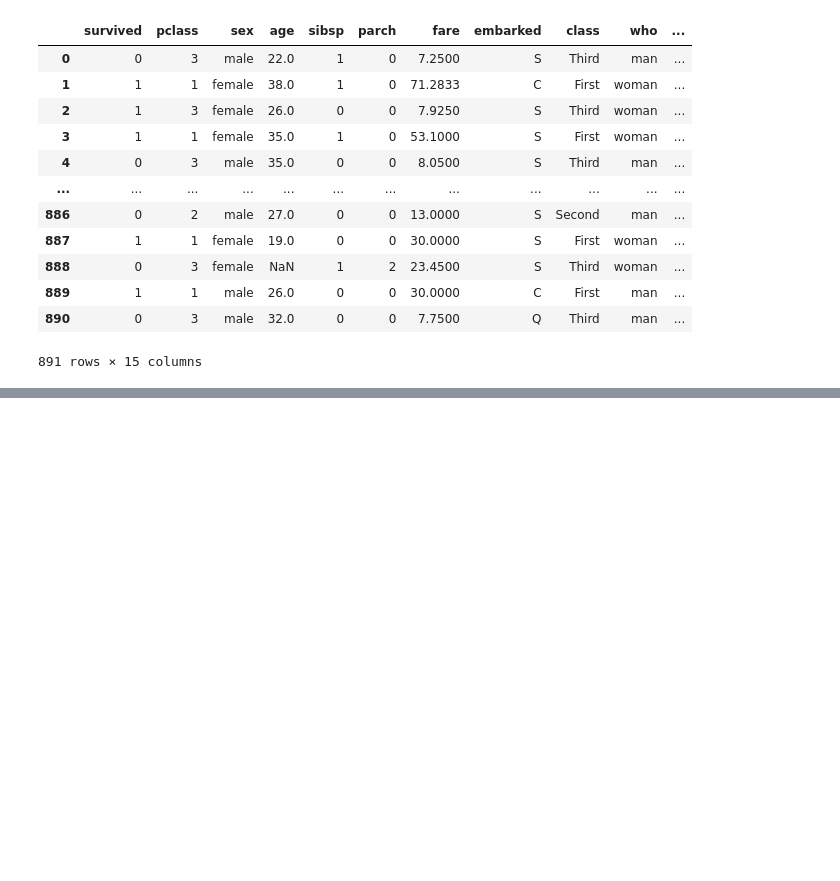
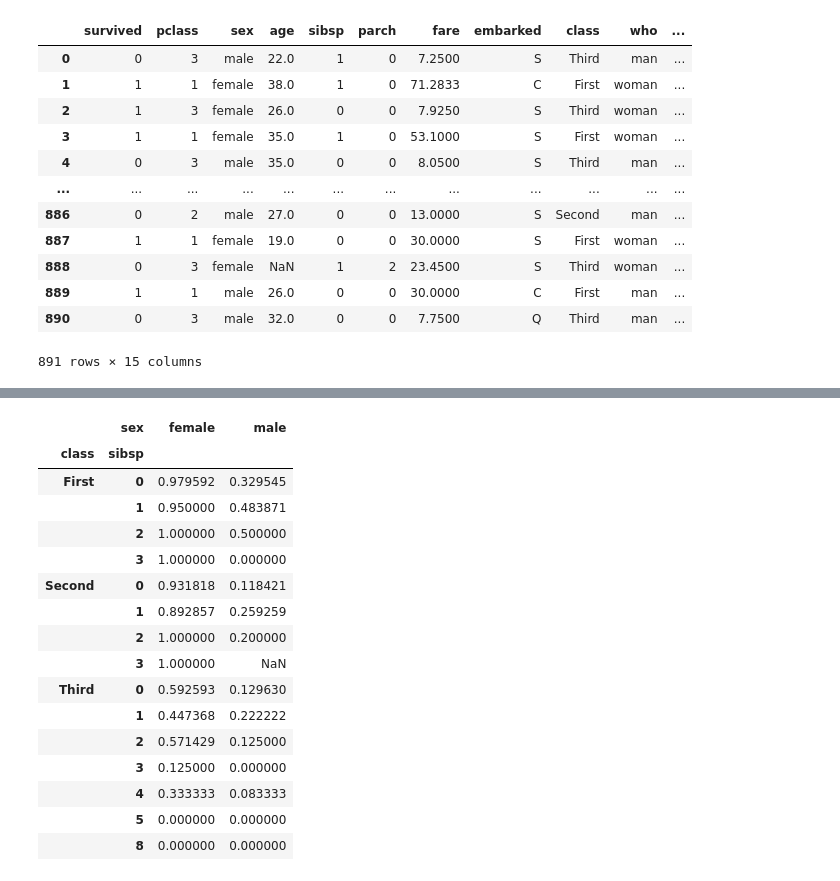
Before and after one commit to HI1q2w3e4r/ai_basic, a Jupyter notebook: 01_파이썬데이터분석/04_pandas_활용.ipynb, the cells around one changed output, grey strips where cells are left out. Drawn from its saved outputs; the diff is of its cells as text; code cells hidden in the pictures; blank space fills up the shorter version.

```diff
--- a/01_파이썬데이터분석/04_pandas_활용.ipynb
+++ b/01_파이썬데이터분석/04_pandas_활용.ipynb
@@ -401,0 +440,21 @@ titanic
+# %%
+titanic.pivot_table('survived',index=['class','sibsp'],aggfunc='mean',
+                   columns='sex')
+# %% [output]
+|  | sex | female | male |
+| class | sibsp |  |  |
+| First | 0 | 0.979592 | 0.329545 |
+|  | 1 | 0.950000 | 0.483871 |
+|  | 2 | 1.000000 | 0.500000 |
+|  | 3 | 1.000000 | 0.000000 |
+| Second | 0 | 0.931818 | 0.118421 |
+|  | 1 | 0.892857 | 0.259259 |
+|  | 2 | 1.000000 | 0.200000 |
+|  | 3 | 1.000000 | NaN |
+| Third | 0 | 0.592593 | 0.129630 |
+|  | 1 | 0.447368 | 0.222222 |
+|  | 2 | 0.571429 | 0.125000 |
+|  | 3 | 0.125000 | 0.000000 |
+|  | 4 | 0.333333 | 0.083333 |
+|  | 5 | 0.000000 | 0.000000 |
+|  | 8 | 0.000000 | 0.000000 |
```
Also changed, not shown: parts of 10 cells of this notebook.
